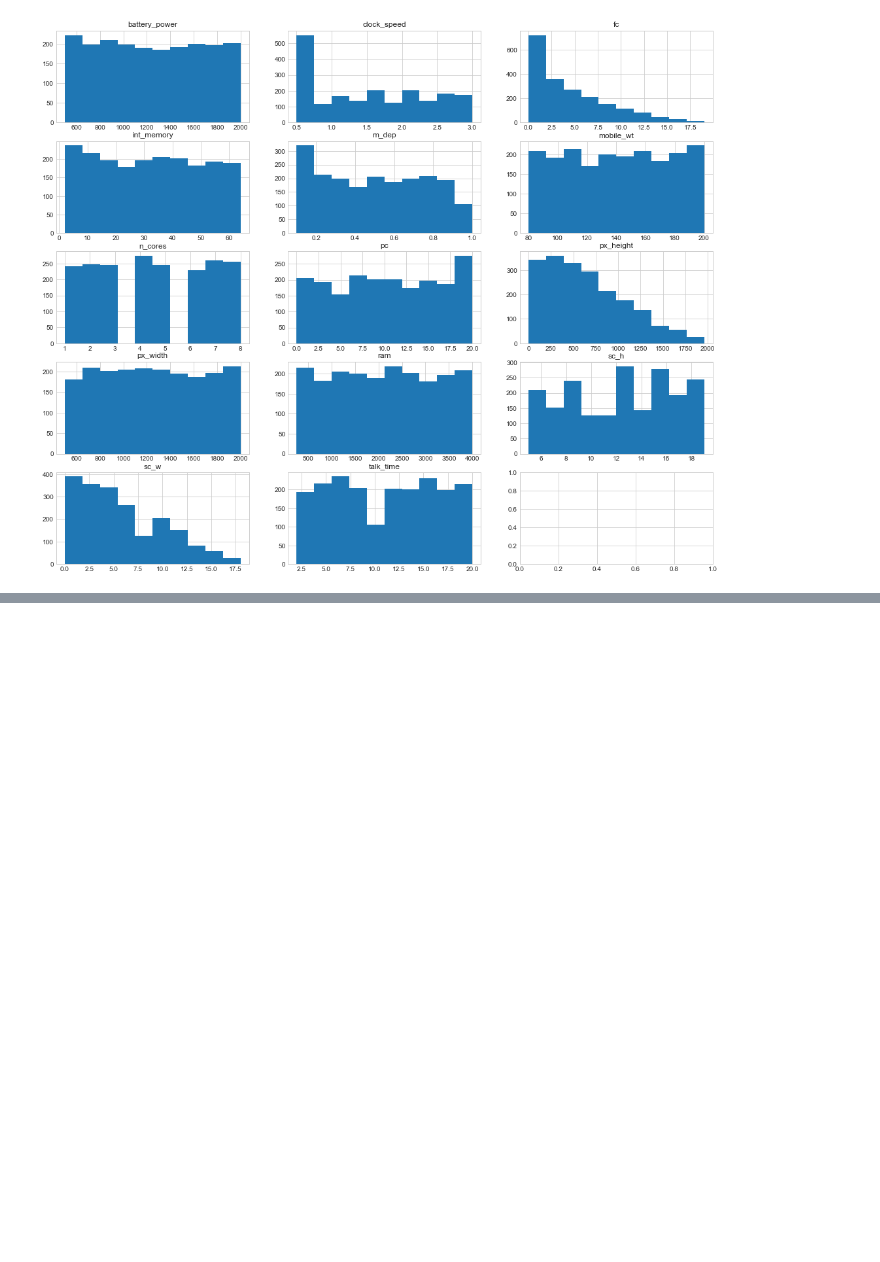
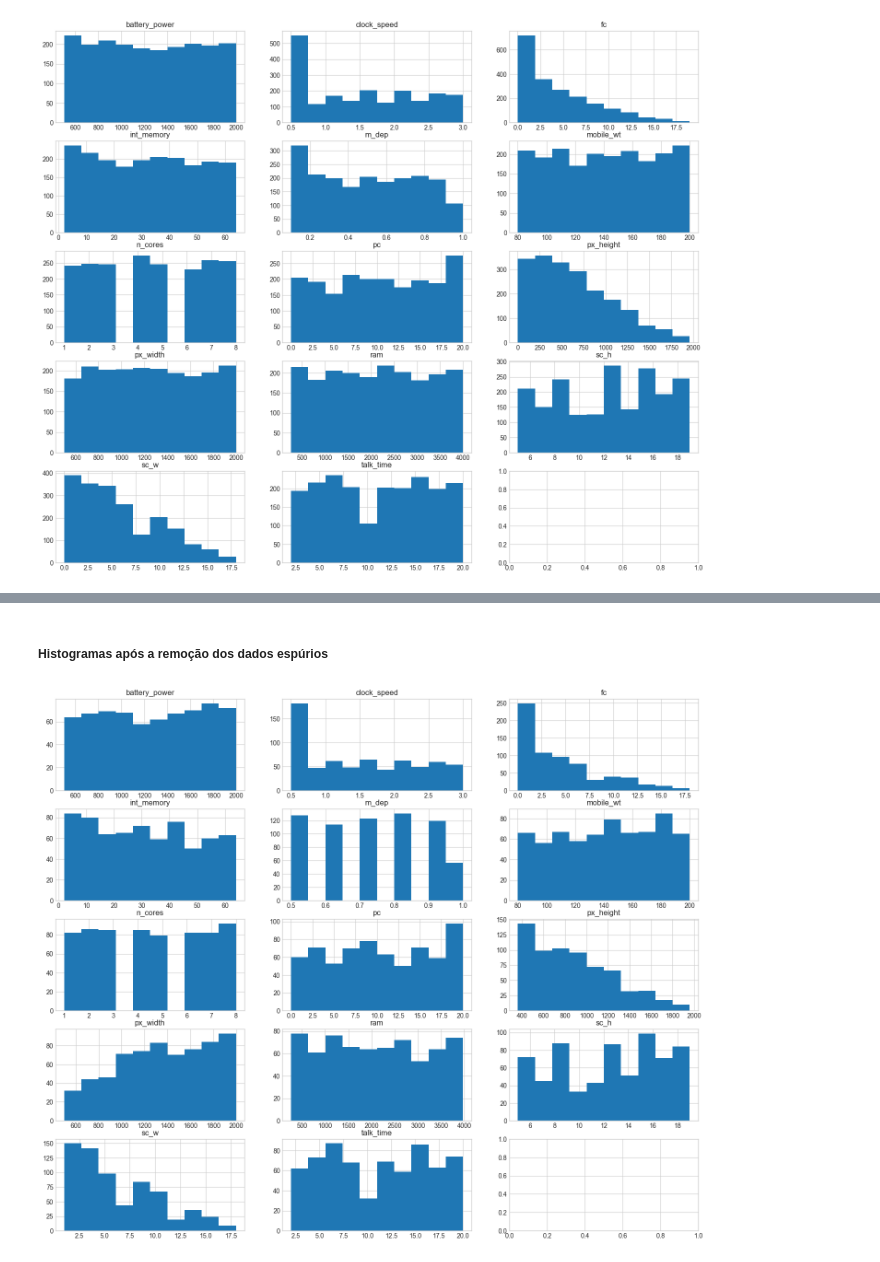
Before and after one commit to brugnaro2022/cellphone-data-analyzes, a Jupyter notebook: cellphone-data.ipynb, the cells around one changed output, grey strips where cells are left out. Cells and saved outputs as stored; diff of their text form; code cells hidden in the pictures; blank space fills up the shorter version.

```diff
--- a/cellphone-data.ipynb
+++ b/cellphone-data.ipynb
@@ -524,0 +535,2 @@ plot_histograms(df)
+# %%
+df.drop(df[df['sc_w'] == 0].index, inplace=True)
@@ -524,0 +549,2 @@ plot_histograms(df)
+# %%
+df.drop(df[df['px_height'] == 0].index, inplace=True)
@@ -524,0 +563,2 @@ plot_histograms(df)
+# %%
+df.drop(df[df['px_height'] < 360].index, inplace=True)
@@ -524,0 +579,2 @@ plot_histograms(df)
+# %%
+df.drop(df[df['m_dep'] < 0.475].index, inplace=True)
@@ -524,0 +601,6 @@ plot_histograms(df)
+# %% [markdown]
+##### Histogramas após a remoção dos dados espúrios
+# %%
+plot_histograms(df)
+# %% [output]
+[figure, added]
```
Also changed, not shown: parts of 23 cells of this notebook.
